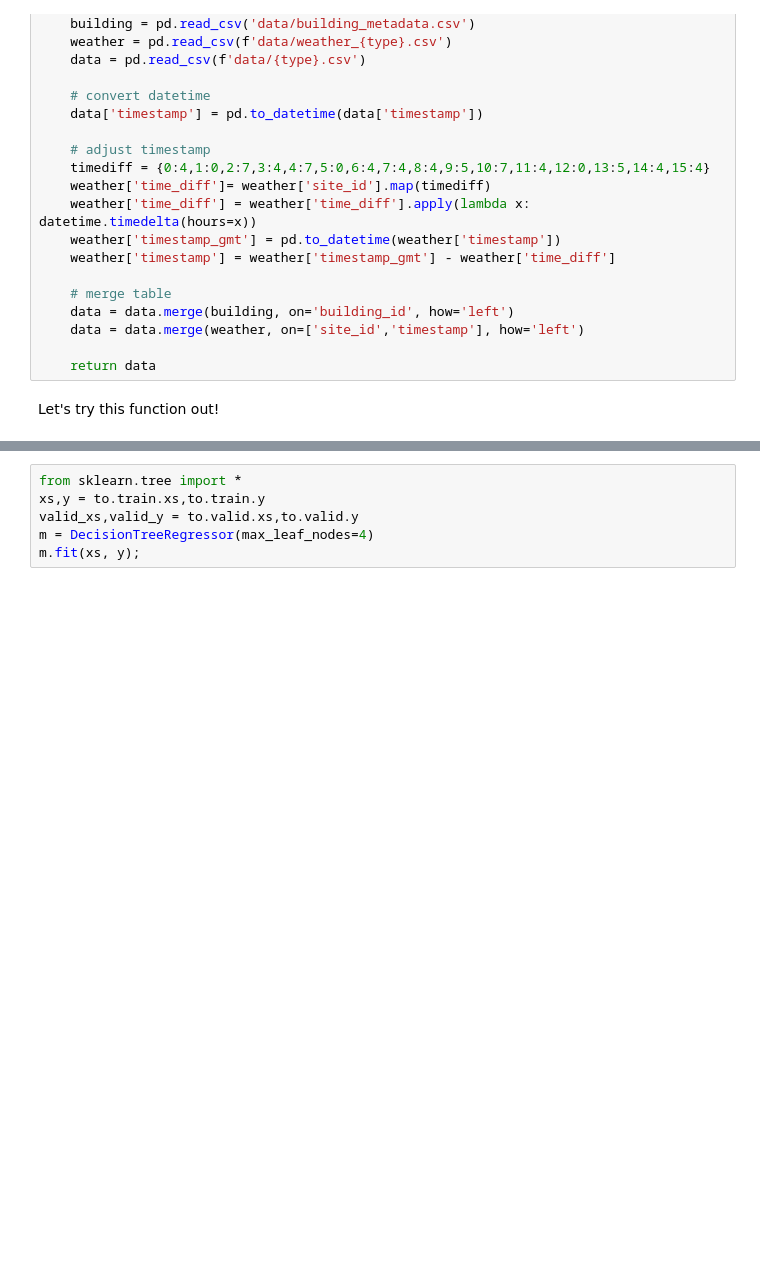
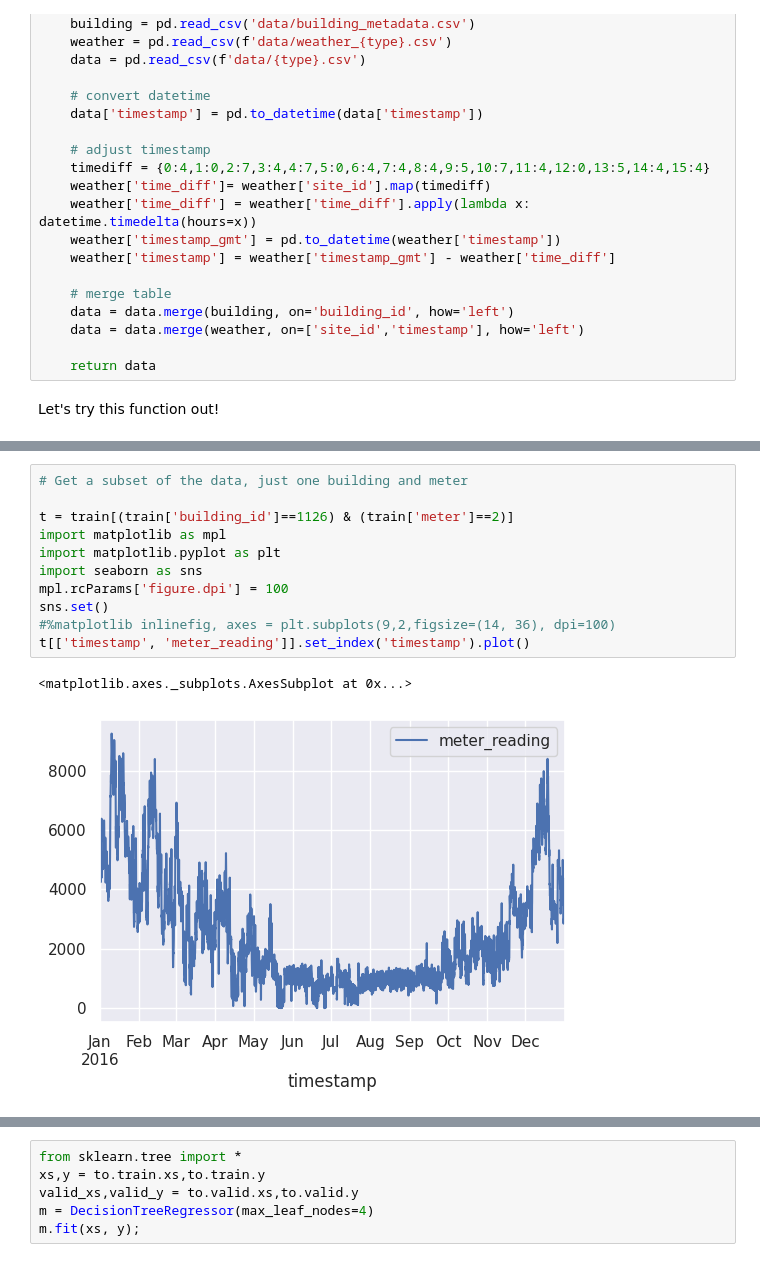
Before and after one commit to fastai-energetic-engineering/ashrae, a Jupyter notebook: ASHRAE_energy_fastai.ipynb, the cells around one changed output, grey strips where cells are left out. Saved outputs shown, nothing was run; the diff lists cells and outputs as text; blank space fills up the shorter version.

Commit message:
Using only one building and meter

```diff
--- a/ASHRAE_energy_fastai.ipynb
+++ b/ASHRAE_energy_fastai.ipynb
@@ -136,3 +138,17 @@ train.head()
 | 2 | 2 | 0 | 2016-01-01 | 0.0 | 0 | Education | 5376 | 1991.0 | ... |
 | 3 | 3 | 0 | 2016-01-01 | 0.0 | 0 | Education | 23685 | 2002.0 | ... |
 | 4 | 4 | 0 | 2016-01-01 | 0.0 | 0 | Education | 116607 | 1975.0 | ... |
+# %%
+# Get a subset of the data, just one building and meter
+
+t = train[(train['building_id']==1126) & (train['meter']==2)]
+import matplotlib as mpl
+import matplotlib.pyplot as plt
+import seaborn as sns
+mpl.rcParams['figure.dpi'] = 100
+sns.set()
+#%matplotlib inlinefig, axes = plt.subplots(9,2,figsize=(14, 36), dpi=100)
+t[['timestamp', 'meter_reading']].set_index('timestamp').plot()
+# %% [output]
+<matplotlib.axes._subplots.AxesSubplot at 0x...>
+[figure, added]
```
Also changed, not shown: parts of 9 cells of this notebook.
